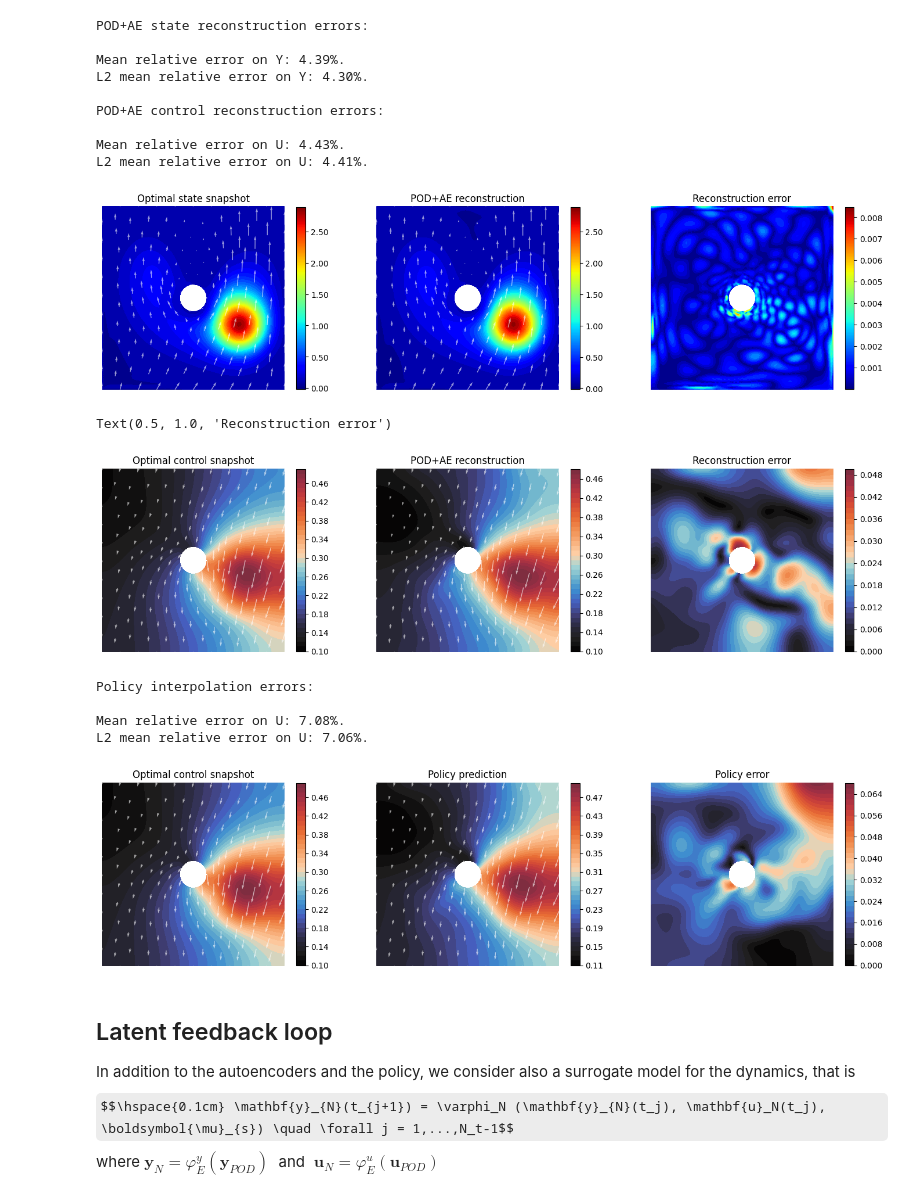
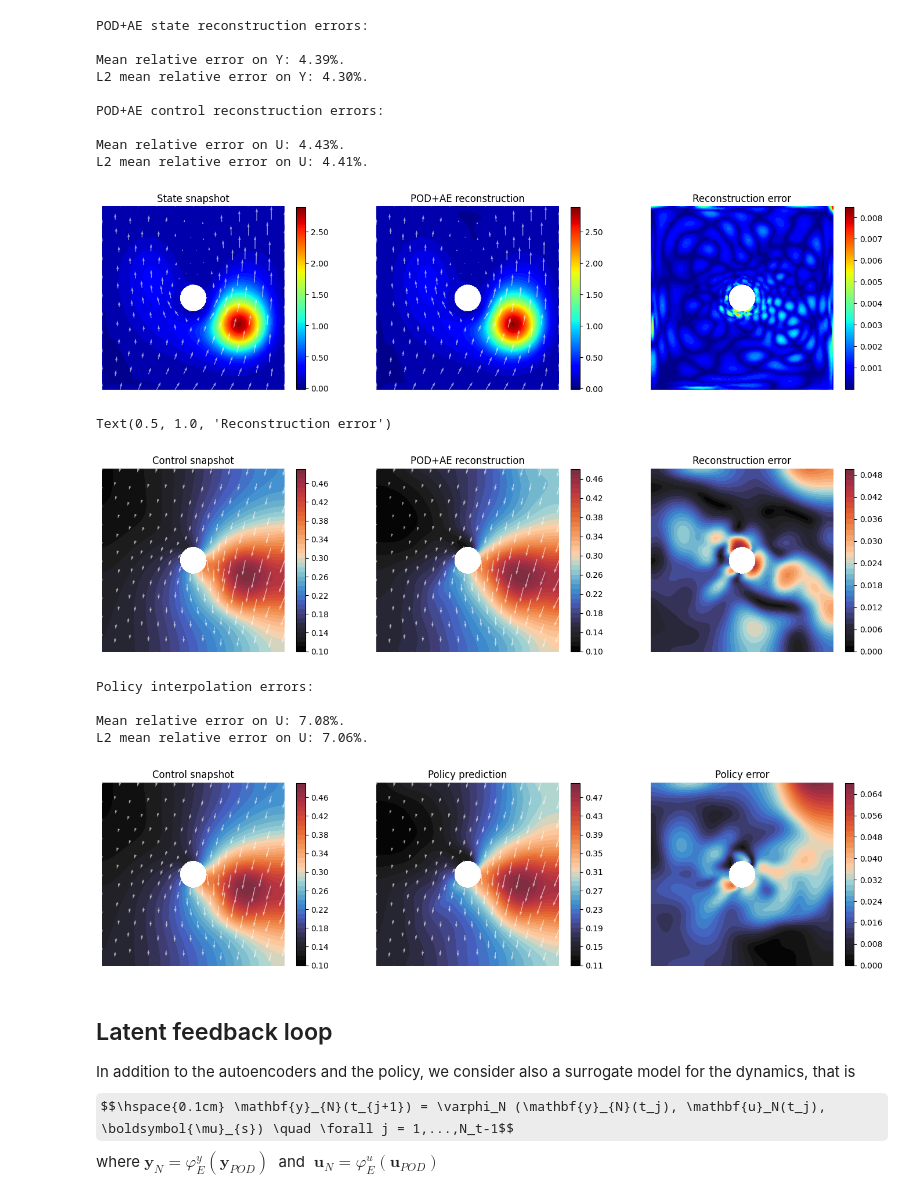
Before and after one commit to MatteoTomasetto/LatentFeedbackControl, a Jupyter notebook: OptimalTransportFluid.ipynb, the cells around one changed output. Cells and saved outputs as stored; diff of their text form; code cells hidden in the pictures; some formulas as TeX source.

```diff
--- a/OptimalTransportFluid.ipynb
+++ b/OptimalTransportFluid.ipynb
@@ -634,23 +634,23 @@ L2 mean relative error on U: 4.41%.
 # %%
 # FOM vs POD+AE RECONSTRUCTION (PLOTS)
 
 which = -1
 
 plt.figure(figsize = (60, 60))
 
 plt.subplot(10, 10, 1)
 plot_y(Y[which], MU[which, 1:], shrink = 0.8)
-plt.title("Optimal state snapshot")
+plt.title("State snapshot")
 
 plt.subplot(10, 10, 2)
 plot_y(Y_reconstructed[which], MU[which, 1:], shrink = 0.8)
 plt.title("POD+AE reconstruction")
 
 plt.subplot(10, 10, 3)
 fe.plot(((Y[which] - Y_reconstructed[which])**2).sqrt(), Yh, levelcurves = True, cmap = "jet", colorbar = True, shrink = 0.8)
 plt.title("Reconstruction error");
 # %% [output]
-[figure, old version]
+[figure, new version]
 # %%
 # FOM vs POD+AE RECONSTRUCTION (PLOTS)
 
@@ -660,7 +660,7 @@ plt.figure(figsize = (60, 60))
 
 plt.subplot(10, 10, 1)
 plot_u(U[which], shrink = 0.8)
-plt.title("Optimal control snapshot")
+plt.title("Control snapshot")
 
 plt.subplot(10, 10, 2)
 plot_u(U_reconstructed[which], shrink = 0.8)
@@ -671,7 +671,7 @@ plot_u(((U[which] - U_reconstructed[which])**2).sqrt(), shrink = 0.8, error = Tr
 plt.title("Reconstruction error")
 # %% [output]
 Text(0.5, 1.0, 'Reconstruction error')
-[figure, old version]
+[figure, new version]
 # %%
 # POLICY ERROR ON TEST DATA
 
@@ -697,7 +697,7 @@ plt.figure(figsize = (60, 60))
 
 plt.subplot(10, 10, 1)
 plot_u(U[which], shrink = 0.8)
-plt.title("Optimal control snapshot")
+plt.title("Control snapshot")
 
 plt.subplot(10, 10, 2)
 plot_u(U_hat[which], shrink = 0.8)
@@ -707,7 +707,7 @@ plt.subplot(10, 10, 3)
 plot_u(((U[which] - U_hat[which])**2).sqrt(), shrink = 0.8, error = True)
 plt.title("Policy error");
 # %% [output]
-[figure, old version]
+[figure, new version]
 # %% [markdown]
 ## Latent feedback loop
 
```
Also changed, not shown: parts of 12 cells of this notebook, 1 other file.
